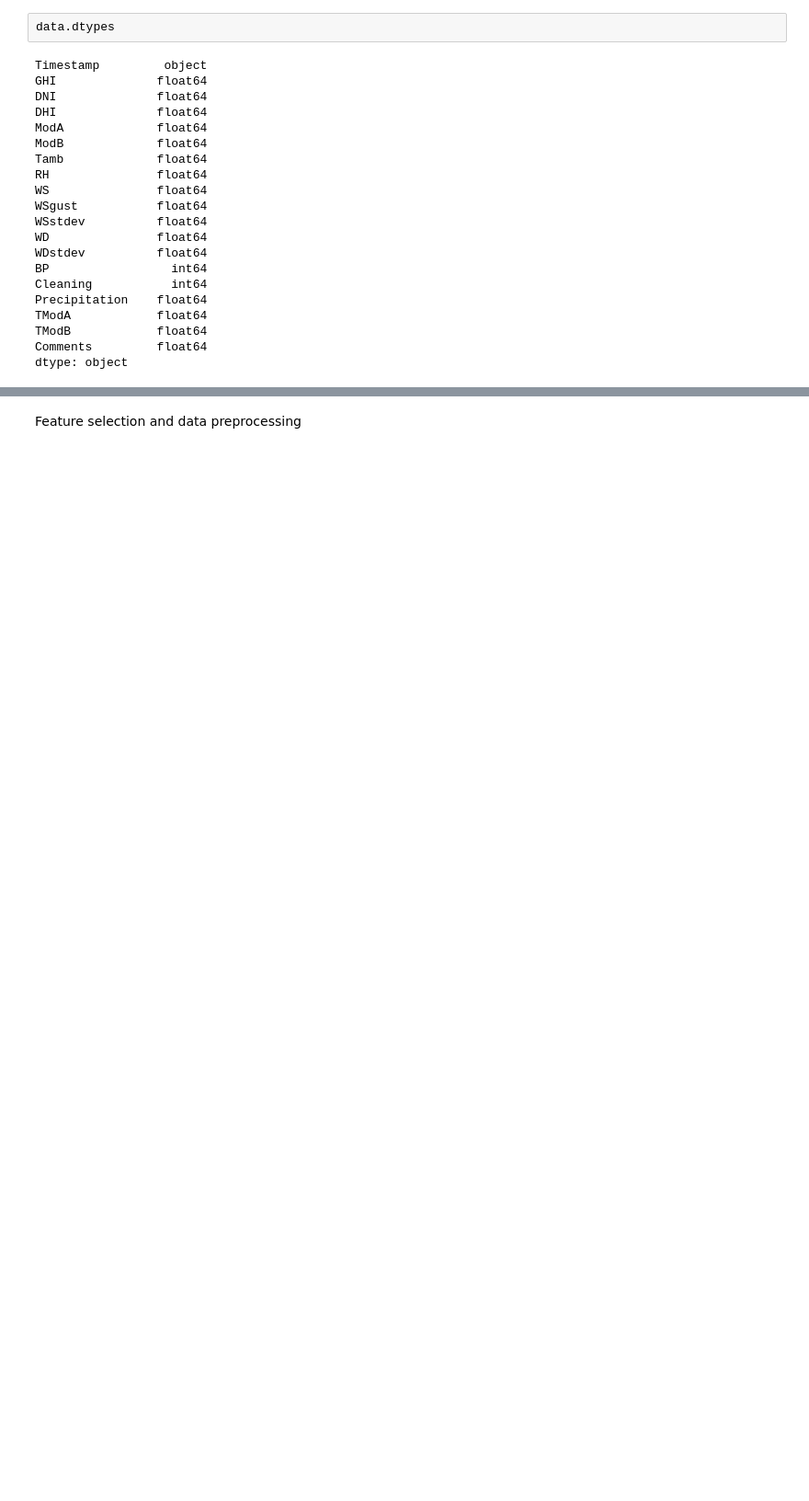
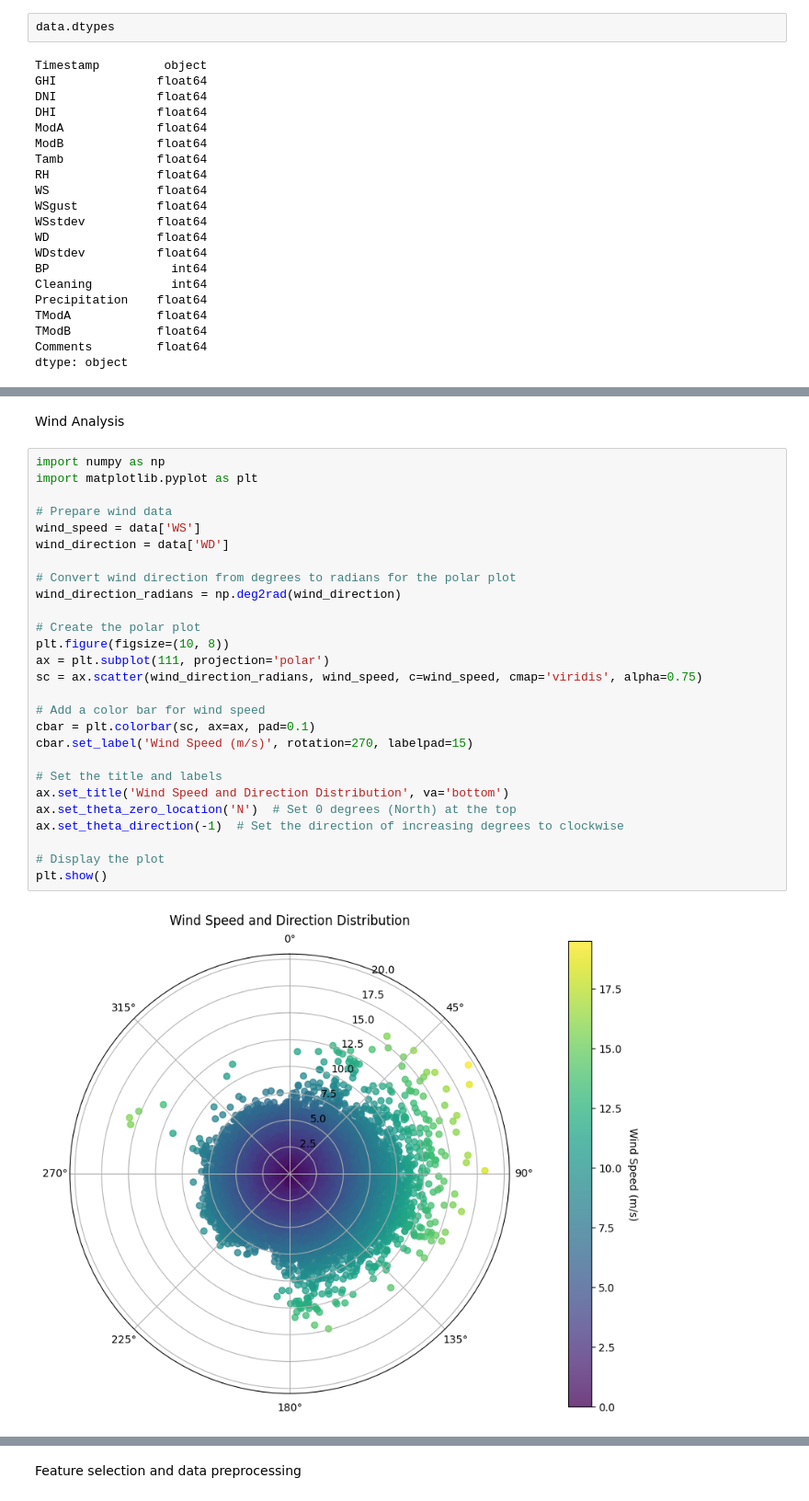
Before and after one commit to Temesgenasmamaw/Week_0, a Jupyter notebook: notebooks/benin.ipynb, the cells around one changed output, grey strips where cells are left out. Shown at 92% size. Drawn from its saved outputs; the diff is of its cells as text; blank space fills up the shorter version.

```diff
--- a/notebooks/benin.ipynb
+++ b/notebooks/benin.ipynb
@@ -131,0 +260,31 @@ data .describe().T
+# %% [markdown]
+Wind Analysis
+# %%
+import numpy as np
+import matplotlib.pyplot as plt
+
+# Prepare wind data
+wind_speed = data['WS']
+wind_direction = data['WD']
+
+# Convert wind direction from degrees to radians for the polar plot
+wind_direction_radians = np.deg2rad(wind_direction)
+
+# Create the polar plot
+plt.figure(figsize=(10, 8))
+ax = plt.subplot(111, projection='polar')
+sc = ax.scatter(wind_direction_radians, wind_speed, c=wind_speed, cmap='viridis', alpha=0.75)
+
+# Add a color bar for wind speed
+cbar = plt.colorbar(sc, ax=ax, pad=0.1)
+cbar.set_label('Wind Speed (m/s)', rotation=270, labelpad=15)
+
+# Set the title and labels
+ax.set_title('Wind Speed and Direction Distribution', va='bottom')
+ax.set_theta_zero_location('N')  # Set 0 degrees (North) at the top
+ax.set_theta_direction(-1)  # Set the direction of increasing degrees to clockwise
+
+# Display the plot
+plt.show()
+# %% [output]
+[figure, added]
```
Also changed, not shown: parts of 48 cells of this notebook, 5 other files.
